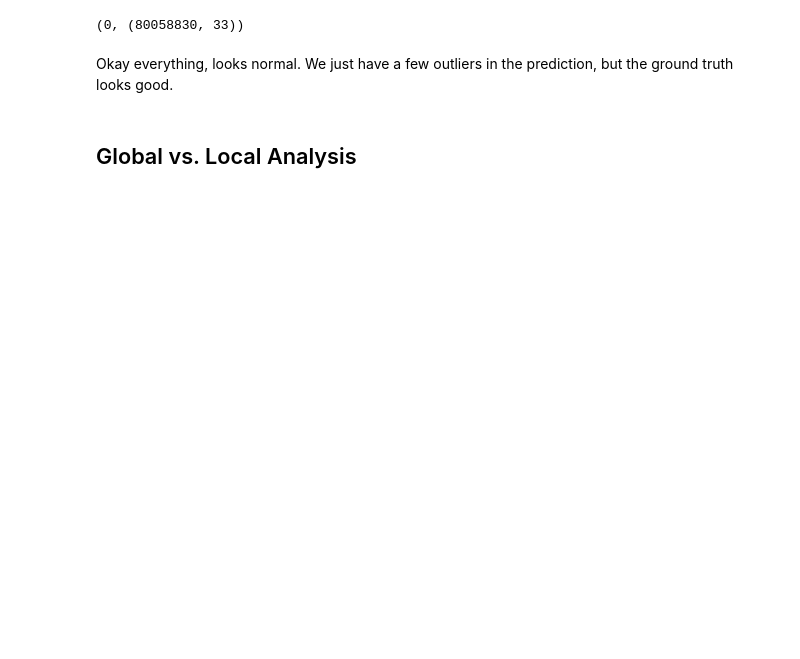
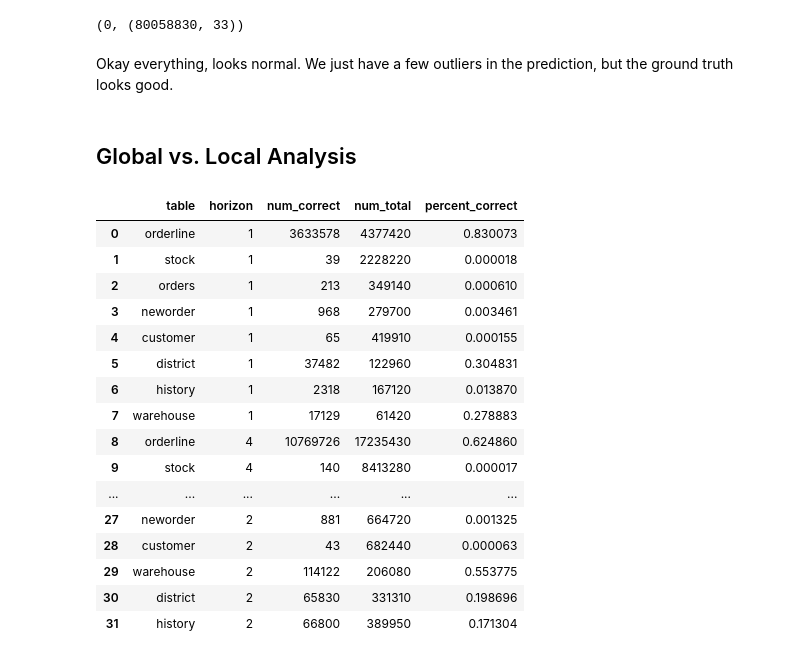
Before and after one commit to mbrotos/lock-pred, a Jupyter notebook: analysis/exp-6-per-table-accruacy.ipynb, the cells around one changed output. Cells and saved outputs as stored; diff of their text form; code cells hidden in the pictures; blank space fills up the shorter version.

```diff
--- a/analysis/exp-6-per-table-accruacy.ipynb
+++ b/analysis/exp-6-per-table-accruacy.ipynb
@@ -147,0 +169,21 @@ Okay everything, looks normal. We just have a few outliers in the prediction, bu
+# %%
+stats_df = pd.DataFrame(stats)
+stats_df
+# %% [output]
+|  | table | horizon | num_correct | num_total | percent_correct |
+| 0 | orderline | 1 | 3633578 | 4377420 | 0.830073 |
+| 1 | stock | 1 | 39 | 2228220 | 0.000018 |
+| 2 | orders | 1 | 213 | 349140 | 0.000610 |
+| 3 | neworder | 1 | 968 | 279700 | 0.003461 |
+| 4 | customer | 1 | 65 | 419910 | 0.000155 |
+| 5 | district | 1 | 37482 | 122960 | 0.304831 |
+| 6 | history | 1 | 2318 | 167120 | 0.013870 |
+| 7 | warehouse | 1 | 17129 | 61420 | 0.278883 |
+| 8 | orderline | 4 | 10769726 | 17235430 | 0.624860 |
+| 9 | stock | 4 | 140 | 8413280 | 0.000017 |
+| ... | ... | ... | ... | ... | ... |
+| 27 | neworder | 2 | 881 | 664720 | 0.001325 |
+| 28 | customer | 2 | 43 | 682440 | 0.000063 |
+| 29 | warehouse | 2 | 114122 | 206080 | 0.553775 |
+| 30 | district | 2 | 65830 | 331310 | 0.198696 |
+| 31 | history | 2 | 66800 | 389950 | 0.171304 |
```
Also changed, not shown: parts of 10 cells of this notebook.
